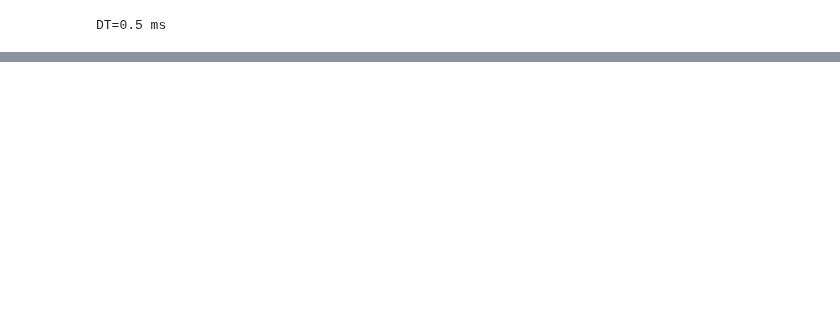
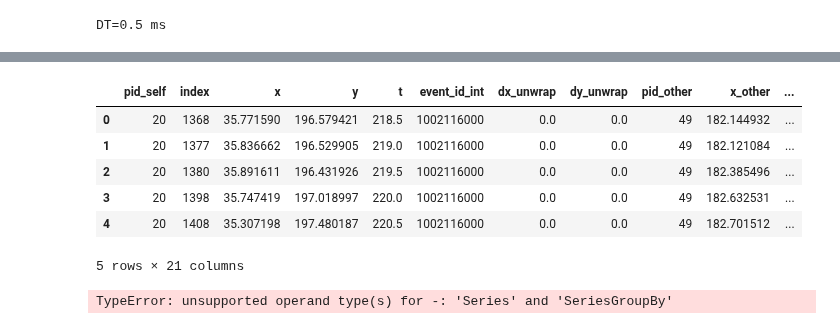
Before and after one commit to timtyree/care, a Jupyter notebook: notebooks/fast estimation of particle properties.ipynb, the cells around one changed output, grey strips where cells are left out. Saved outputs shown, nothing was run; the diff lists cells and outputs as text; code cells hidden in the pictures; blank space fills up the shorter version.

```diff
--- a/notebooks/fast estimation of particle properties.ipynb
+++ b/notebooks/fast estimation of particle properties.ipynb
@@ -208,0 +281,3 @@ verified that the duration is strictly positive for all pairs of tips that coexi
+# %%
+df_intersecting_pairs_all=identify_all_coexisting_pairs(df=dfu.copy(),pid_col=pid_col,t_col=t_col,trial_col=trial_col)
+df_intersecting_pairs_all.head()
@@ -234,0 +425,22 @@ df_intersecting_pairs_all.head()
+# %%
+#DONE: compute the three options for the square distance with pbc
+d=df_traj
+d['sdx']=(d['x']-d['x_other'])**2
+d['sdxp']=(d['x']-d['x_other']+width)**2
+d['sdxm']=(d['x']-d['x_other']-width)**2
+d['sdy']=(d['y']-d['y_other'])**2
+d['sdyp']=(d['y']-d['y_other']+height)**2
+d['sdym']=(d['y']-d['y_other']-height)**2
+d['minsdx']=d[['sdx','sdxp','sdxm']].min(axis=1)
+d['minsdy']=d[['sdy','sdyp','sdym']].min(axis=1)
+d['dist']=(d['minsdx'] + d['minsdy'])**0.5
+d['R']=d['dist']
+df_traj.head()
+# %% [output]
+|  | pid_self | index | x | y | t | event_id_int | dx_unwrap | dy_unwrap | pid_other | x_other | ... |
+| 0 | 20 | 1368 | 35.771590 | 196.579421 | 218.5 | 1002116000 | 0.0 | 0.0 | 49 | 182.144932 | ... |
+| 1 | 20 | 1377 | 35.836662 | 196.529905 | 219.0 | 1002116000 | 0.0 | 0.0 | 49 | 182.121084 | ... |
+| 2 | 20 | 1380 | 35.891611 | 196.431926 | 219.5 | 1002116000 | 0.0 | 0.0 | 49 | 182.385496 | ... |
+| 3 | 20 | 1398 | 35.747419 | 197.018997 | 220.0 | 1002116000 | 0.0 | 0.0 | 49 | 182.632531 | ... |
+| 4 | 20 | 1408 | 35.307198 | 197.480187 | 220.5 | 1002116000 | 0.0 | 0.0 | 49 | 182.701512 | ... |
+5 rows × 21 columns
@@ -234,0 +462,5 @@ df_intersecting_pairs_all.head()
+# %%
+# grouped.shift(1)[t_col]-grouped[t_col]
+grouped.apply_grouped(diff_cu,incol='t',outcol='dt')
+# %% [output]
+TypeError: unsupported operand type(s) for -: 'Series' and 'SeriesGroupBy'
```
Also changed, not shown: parts of 85 cells of this notebook, 2 other files.
